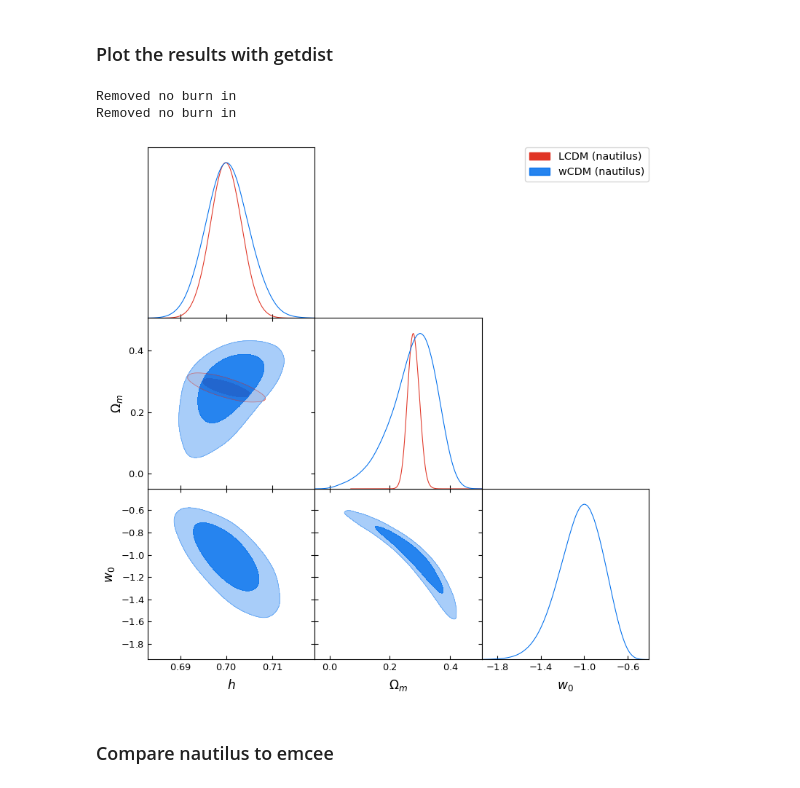
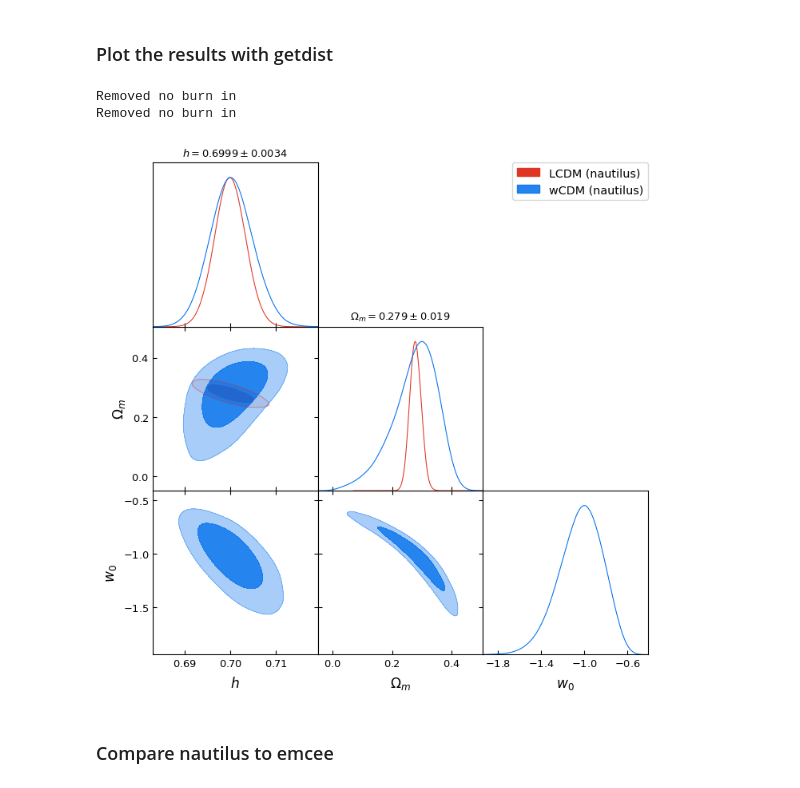
Before and after one commit to davidesciotti/Astrostats, a Jupyter notebook: SNIa_for_astrostats.ipynb, the cells around one changed output. Drawn from its saved outputs; the diff is of its cells as text; code cells hidden in the pictures.

```diff
--- a/SNIa_for_astrostats.ipynb
+++ b/SNIa_for_astrostats.ipynb
@@ -627,43 +673,0 @@ Text(0.5, 0.98, 'LCDM vs wCDM, flat priors')
-# %%
-fig, axes = plt.subplots(nrows=1, ncols=2, figsize=(15, 5))
-trace = trace_dict_emcee[fav_model]
-
-for i, (ax, par_name, ylabel) in enumerate(zip(axes, par_names, par_names_tex)):
-    ax.plot(range(trace.shape[0]), trace[:, i], zorder=1, alpha=0.8)
-    ax.set_xlabel('step number')
-    ax.set_ylabel(ylabel)
-
-    ax.hlines(
-        means_dict[fav_model][i],
-        0,
-        trace.shape[0],
-        linestyles='dashed',
-        color='red',
-        zorder=2,
-        label=r'$\bar{\theta}$',
-        linewidth=3,
-    )
-    ax.hlines(
-        means_dict[fav_model][i] + sigmas_dict[fav_model][i],
-        0,
-        trace.shape[0],
-        linestyles='dashed',
-        color='orange',
-        zorder=2,
-        label=r'$\bar{\theta} \pm 1\sigma$',
-        linewidth=3,
-    )
-    ax.hlines(
-        means_dict[fav_model][i] - sigmas_dict[fav_model][i],
-        0,
-        trace.shape[0],
-        linestyles='dashed',
-        color='orange',
-        zorder=2,
-        linewidth=3,
-    )
-
-    ax.legend(loc='upper right')
-    ax.tick_params(labelsize=16)
-
-fig.tight_layout()
@@ -861,34 +863,35 @@ gd_nautilus_samples_dict = {}
 for _model in models:
     gd_labels = [label.replace('$', '') for label in par_names_tex_dict[_model]]
     par_names = par_names_dict[_model]
 
     if _model == 'LCDM':
         points = points_LCDM
         log_w = log_w_LCDM
     elif _model == 'wCDM':
         points = points_wCDM
         log_w = log_w_wCDM
 
     samples = np.column_stack([points[name] for name in par_names])
     weights = np.exp(log_w)
 
     gd_nautilus_samples_dict[_model] = MCSamples(
         samples=samples,
         weights=weights,
         names=par_names,
         labels=gd_labels,
     )
 
 g.triangle_plot(
     [gd_nautilus_samples_dict['LCDM'], gd_nautilus_samples_dict['wCDM']],
     params=par_names,
     filled=True,
     legend_labels=['LCDM (nautilus)', 'wCDM (nautilus)'],
+    title_limit=1
 )
 # %% [output]
 Removed no burn in
 Removed no burn in
-[figure, old version]
+[figure, new version]
 # %% [markdown]
 ### Compare nautilus to emcee
 # %%
```
Also changed, not shown: parts of 15 cells of this notebook.
